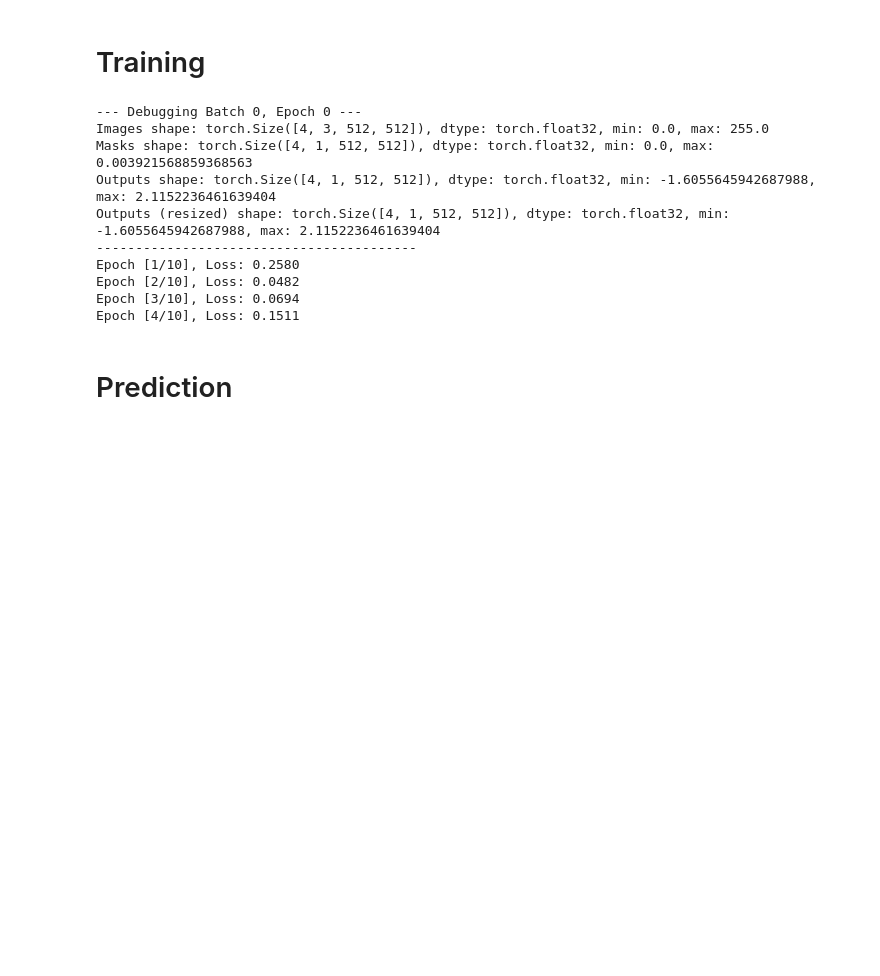
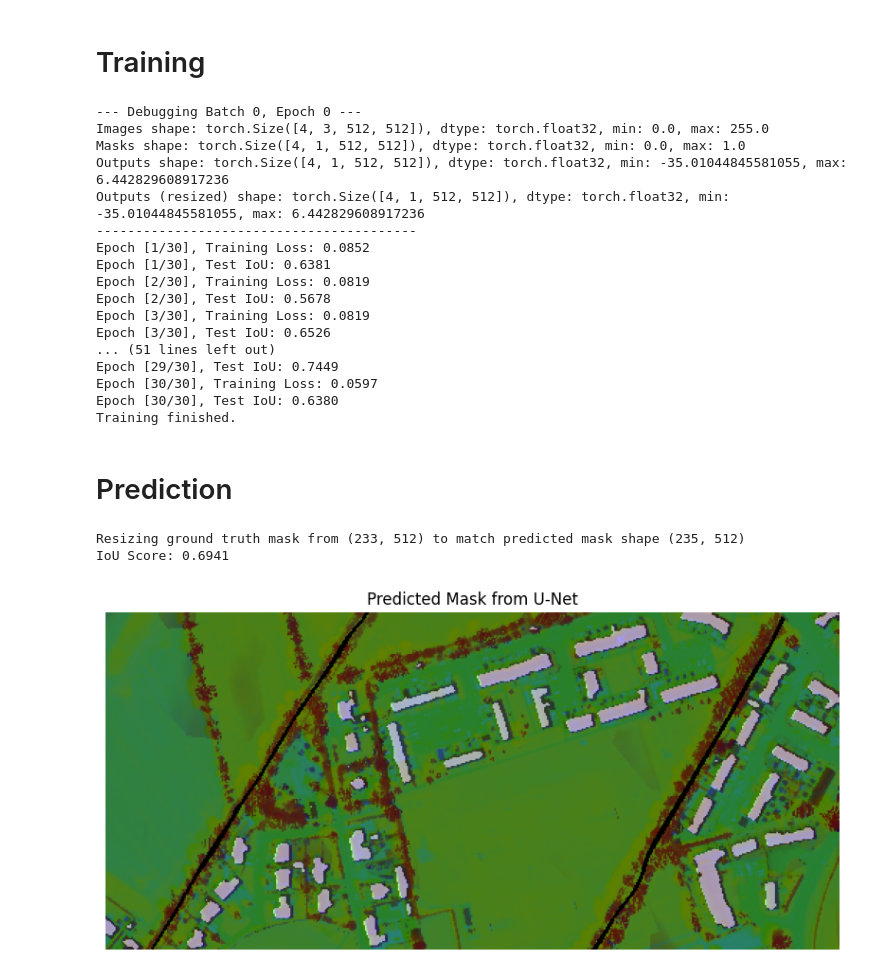
Before and after one commit to Jcrawford77/Foreign-Object-Detection, a Jupyter notebook: working.ipynb, the cells around one changed output. Drawn from its saved outputs; the diff is of its cells as text; code cells hidden in the pictures; blank space fills up the shorter version.

```diff
--- a/working.ipynb
+++ b/working.ipynb
@@ -393,7 +382,7 @@ Optimizer defined.
 # %% [markdown]
 # Training
 # %%
-num_epochs = 10
+num_epochs = 30
 criterion = nn.BCEWithLogitsLoss()
 
 for epoch in range(num_epochs):
@@ -410,6 +399,7 @@ for epoch in range(num_epochs):
             print(f"--- Debugging Batch {i}, Epoch {epoch} ---")
             print(f"Images shape: {images.shape}, dtype: {images.dtype}, min: {torch.min(images)}, max: {torch.max(images)}")
             print(f"Masks shape: {masks.shape}, dtype: {masks.dtype}, min: {torch.min(masks)}, max: {torch.max(masks)}")
+
 
         # Zero the parameter gradients
         optimizer.zero_grad()
@@ -439,29 +429,63 @@ for epoch in range(num_epochs):
         running_loss += loss.item() * images.size(0)
 
     epoch_loss = running_loss / len(train_dataset_loaded) # Use train_dataset_loaded for calculating average loss
-    print(f"Epoch [{epoch+1}/{num_epochs}], Loss: {epoch_loss:.4f}")
+    print(f"Epoch [{epoch+1}/{num_epochs}], Training Loss: {epoch_loss:.4f}")
+
+    # Evaluation phase
+    model.eval() # Set the model to evaluation mode
+    running_iou = 0.0
+    with torch.no_grad(): # Disable gradient calculation
+        for images, masks in test_dataloader_loaded: # Use the test_dataloader_loaded here
+            device = torch.device("cpu")
+            images = images.to(device)
+            masks = masks.to(device)
+
+            outputs = model(images)
+            outputs_resized = F.interpolate(outputs, size=masks.shape[-2:], mode='bilinear', align_corners=False)
+
+            # Apply sigmoid and threshold to get binary predictions
+            probabilities = torch.sigmoid(outputs_resized)
+            predicted_masks = (probabilities > 0.5).float()
+
+            # Calculate IoU for the batch
+            intersection = torch.logical_and(predicted_masks, masks).sum().item()
+            union = torch.logical_or(predicted_masks, masks).sum().item()
+            iou = intersection / union if union != 0 else 0.0
+
+            running_iou += iou * images.size(0) # Accumulate IoU weighted by batch size
+
+    epoch_iou = running_iou / len(test_dataset_loaded) # Use test_dataset_loaded for calculating average IoU
+    print(f"Epoch [{epoch+1}/{num_epochs}], Test IoU: {epoch_iou:.4f}")
+
 
 print("Training finished.")
 # %% [output]
 --- Debugging Batch 0, Epoch 0 ---
 Images shape: torch.Size([4, 3, 512, 512]), dtype: torch.float32, min: 0.0, max: 255.0
-Masks shape: torch.Size([4, 1, 512, 512]), dtype: torch.float32, min: 0.0, max: 0.003921568859368563
-Outputs shape: torch.Size([4, 1, 512, 512]), dtype: torch.float32, min: -1.6055645942687988, max: 2.1152236461639404
-Outputs (resized) shape: torch.Size([4, 1, 512, 512]), dtype: torch.float32, min: -1.6055645942687988, max: 2.1152236461639404
+Masks shape: torch.Size([4, 1, 512, 512]), dtype: torch.float32, min: 0.0, max: 1.0
+Outputs shape: torch.Size([4, 1, 512, 512]), dtype: torch.float32, min: -35.01044845581055, max: 6.442829608917236
+Outputs (resized) shape: torch.Size([4, 1, 512, 512]), dtype: torch.float32, min: -35.01044845581055, max: 6.442829608917236
 -----------------------------------------
-Epoch [1/10], Loss: 0.2580
-Epoch [2/10], Loss: 0.0482
-Epoch [3/10], Loss: 0.0694
-Epoch [4/10], Loss: 0.1511
+Epoch [1/30], Training Loss: 0.0852
+Epoch [1/30], Test IoU: 0.6381
+Epoch [2/30], Training Loss: 0.0819
+Epoch [2/30], Test IoU: 0.5678
+Epoch [3/30], Training Loss: 0.0819
+Epoch [3/30], Test IoU: 0.6526
+... (51 lines left out)
+Epoch [29/30], Test IoU: 0.7449
+Epoch [30/30], Training Loss: 0.0597
+Epoch [30/30], Test IoU: 0.6380
+Training finished.
 # %% [markdown]
 # Prediction
 # %%
 # Load the prediction image
-pred_image_unet_pil = Image.open('/content/Building_MVP_Composite.tif')
+pred_image_unet_pil = Image.open('/content/Composite tile13.TIF')
 pred_image_unet = np.array(pred_image_unet_pil)
 
 # Load the corresponding ground truth mask for evaluation
-ground_truth_mask_pil = Image.open('/content/BinaryMask_Resample.tif')
+ground_truth_mask_pil = Image.open('/content/binary mask13.TIF')
 ground_truth_mask_np = np.array(ground_truth_mask_pil)
 
 # Convert numpy array to torch tensor
@@ -483,30 +507,34 @@ threshold = 0.5
 predicted_mask_tensor = (probabilities > threshold).squeeze(0).squeeze(0)
 # Convert the predicted mask to a NumPy array
 predicted_mask_np = predicted_mask_tensor.cpu().numpy()
 
 # Ensure ground truth mask has the same dimensions as the predicted mask for IoU calculation
 if predicted_mask_np.shape != ground_truth_mask_np.shape:
     print(f"Resizing ground truth mask from {ground_truth_mask_np.shape} to match predicted mask shape {predicted_mask_np.shape}")
     # Resize the ground truth mask to match the predicted mask dimensions
     ground_truth_mask_pil_resized = Image.fromarray(ground_truth_mask_np.astype(np.uint8)).resize((predicted_mask_np.shape[1], predicted_mask_np.shape[0]))
     ground_truth_mask_np_resized = np.array(ground_truth_mask_pil_resized)
     # Ensure the resized ground truth mask is also binary if necessary (e.g., thresholding if resizing introduced non-binary values)
     # Assuming the original mask was binary, resizing with nearest neighbor should preserve this for uint8, but let's re-threshold just in case
     ground_truth_mask_np = (ground_truth_mask_np_resized > 0.5).astype(np.uint8)
 
 
 # Calculate IoU
 intersection = np.logical_and(predicted_mask_np, ground_truth_mask_np).sum()
 union = np.logical_or(predicted_mask_np, ground_truth_mask_np).sum()
 iou_score = intersection / union if union != 0 else 0
 
 print(f"IoU Score: {iou_score:.4f}")
 
 # Visualize the predicted mask
 plt.figure(figsize=(10, 10))
 plt.imshow(pred_image_unet)
 # Overlay the predicted mask
 plt.imshow(predicted_mask_np, cmap='gray', alpha=0.5)
 plt.title('Predicted Mask from U-Net')
 plt.axis('off')
 plt.show()
+# %% [output]
+Resizing ground truth mask from (233, 512) to match predicted mask shape (235, 512)
+IoU Score: 0.6941
+[figure, added]
```
Also changed, not shown: parts of 6 cells of this notebook.
